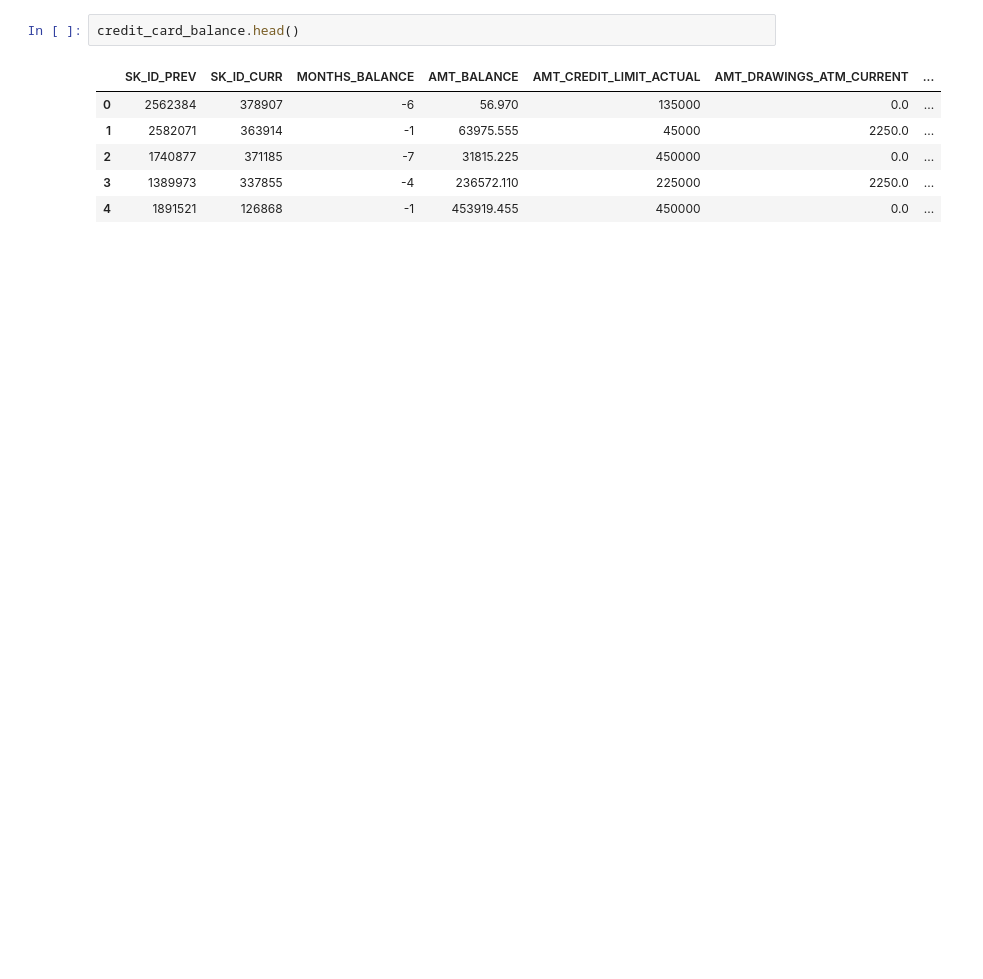
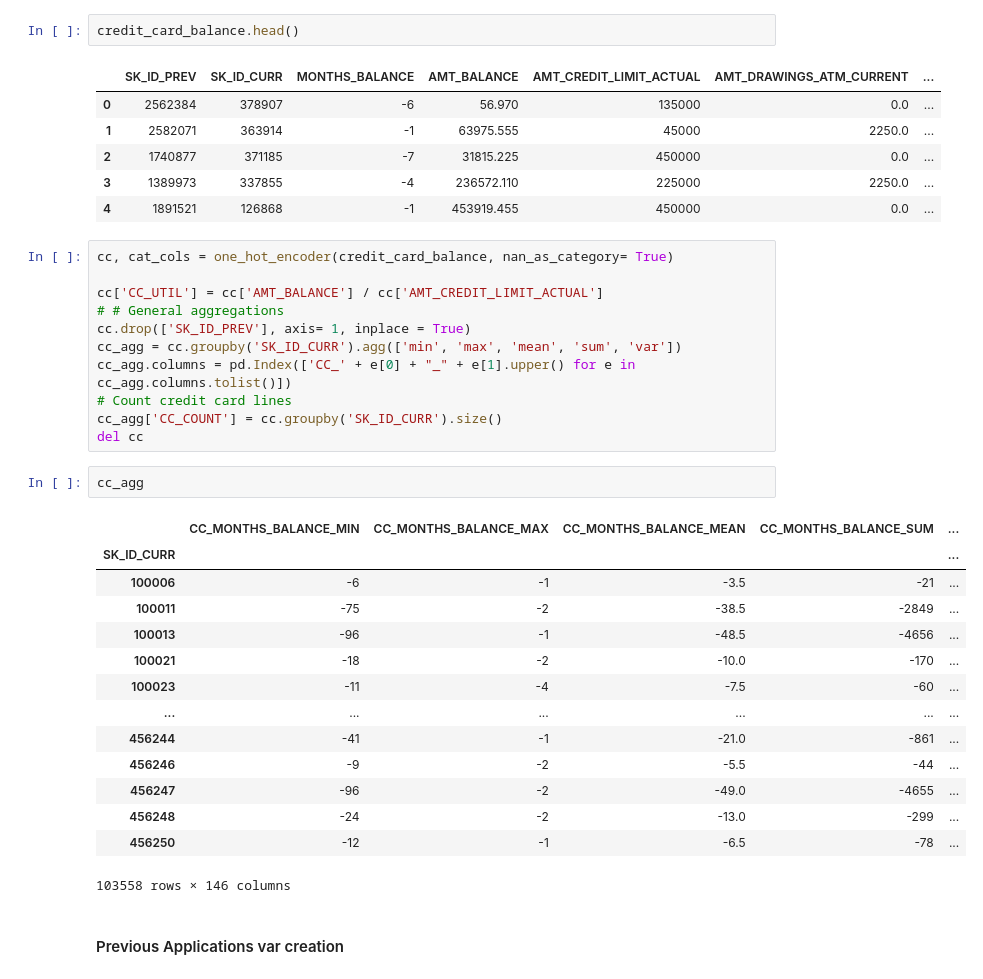
Before and after one commit to keyurpethad/home-credit-default-risk, a Jupyter notebook: Data_prep.ipynb, the cells around one changed output. Drawn from its saved outputs; the diff is of its cells as text; blank space fills up the shorter version.

```diff
--- a/Data_prep.ipynb
+++ b/Data_prep.ipynb
@@ -252,3 +298,33 @@ credit_card_balance.head()
 | 2 | 1740877 | 371185 | -7 | 31815.225 | 450000 | 0.0 | ... |
 | 3 | 1389973 | 337855 | -4 | 236572.110 | 225000 | 2250.0 | ... |
 | 4 | 1891521 | 126868 | -1 | 453919.455 | 450000 | 0.0 | ... |
+# %%
+cc, cat_cols = one_hot_encoder(credit_card_balance, nan_as_category= True)
+
+cc['CC_UTIL'] = cc['AMT_BALANCE'] / cc['AMT_CREDIT_LIMIT_ACTUAL']
+# # General aggregations
+cc.drop(['SK_ID_PREV'], axis= 1, inplace = True)
+cc_agg = cc.groupby('SK_ID_CURR').agg(['min', 'max', 'mean', 'sum', 'var'])
+cc_agg.columns = pd.Index(['CC_' + e[0] + "_" + e[1].upper() for e in cc_agg.columns.tolist()])
+# Count credit card lines
+cc_agg['CC_COUNT'] = cc.groupby('SK_ID_CURR').size()
+del cc
+# %%
+cc_agg
+# %% [output]
+|  | CC_MONTHS_BALANCE_MIN | CC_MONTHS_BALANCE_MAX | CC_MONTHS_BALANCE_MEAN | CC_MONTHS_BALANCE_SUM | ... |
+| SK_ID_CURR |  |  |  |  | ... |
+| 100006 | -6 | -1 | -3.5 | -21 | ... |
+| 100011 | -75 | -2 | -38.5 | -2849 | ... |
+| 100013 | -96 | -1 | -48.5 | -4656 | ... |
+| 100021 | -18 | -2 | -10.0 | -170 | ... |
+| 100023 | -11 | -4 | -7.5 | -60 | ... |
+| ... | ... | ... | ... | ... | ... |
+| 456244 | -41 | -1 | -21.0 | -861 | ... |
+| 456246 | -9 | -2 | -5.5 | -44 | ... |
+| 456247 | -96 | -2 | -49.0 | -4655 | ... |
+| 456248 | -24 | -2 | -13.0 | -299 | ... |
+| 456250 | -12 | -1 | -6.5 | -78 | ... |
+103558 rows × 146 columns
+# %% [markdown]
+#### Previous Applications var creation
```
Also changed, not shown: parts of 20 cells of this notebook.
